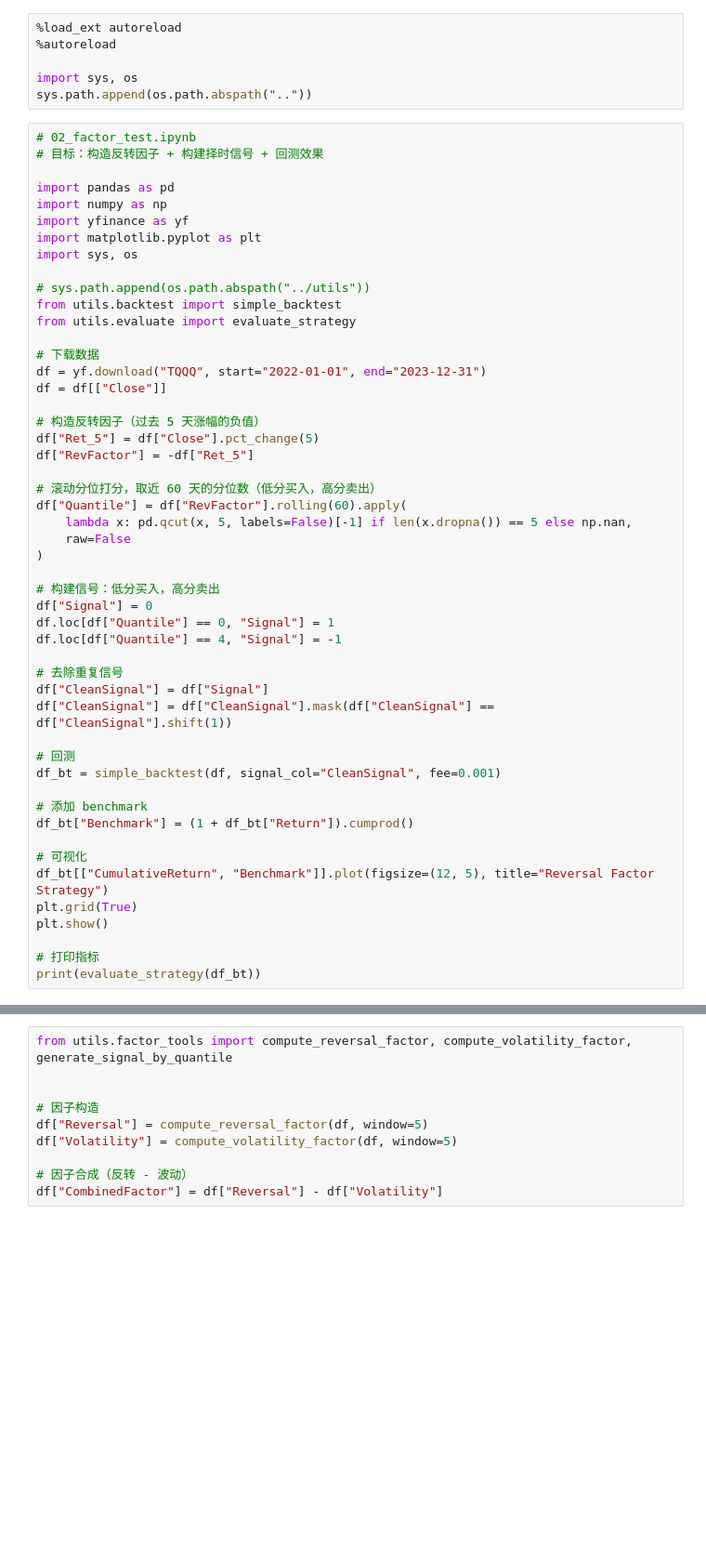
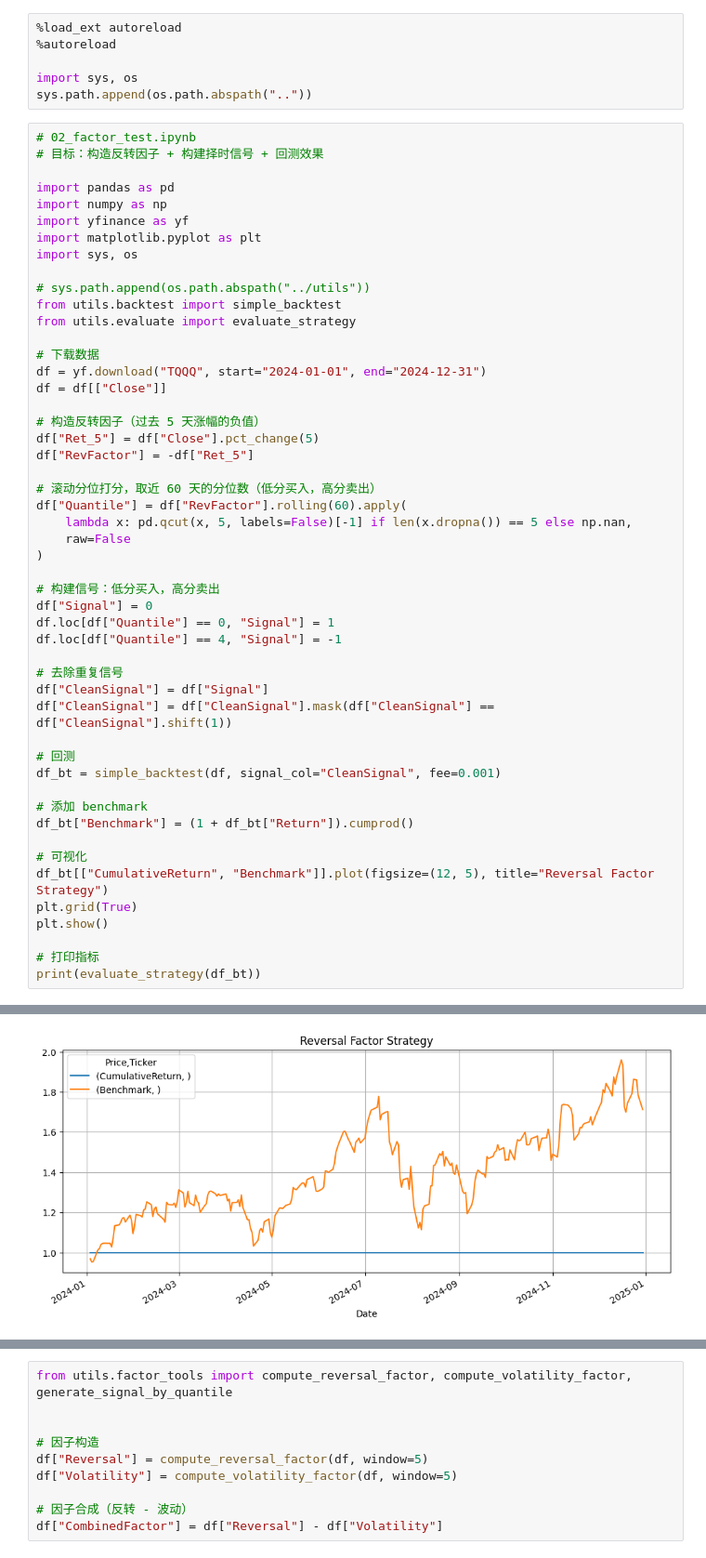
Before and after one commit to odnwo/quant_demo, a Jupyter notebook: notebooks/02_factor_test.ipynb, the cells around one changed output, grey strips where cells are left out. Shown at 93% size. Saved outputs shown, nothing was run; the diff lists cells and outputs as text; blank space fills up the shorter version.

```diff
--- a/notebooks/02_factor_test.ipynb
+++ b/notebooks/02_factor_test.ipynb
@@ -19,7 +19,7 @@ from utils.backtest import simple_backtest
 from utils.evaluate import evaluate_strategy
 
 # 下载数据
-df = yf.download("TQQQ", start="2022-01-01", end="2023-12-31")
+df = yf.download("TQQQ", start="2024-01-01", end="2024-12-31")
 df = df[["Close"]]
 
 # 构造反转因子（过去 5 天涨幅的负值）
@@ -58,0 +59 @@ YF.download() has changed argument auto_adjust default to True
+[figure, new version]
```
Also changed, not shown: parts of 1 cell of this notebook, 1 other file.
